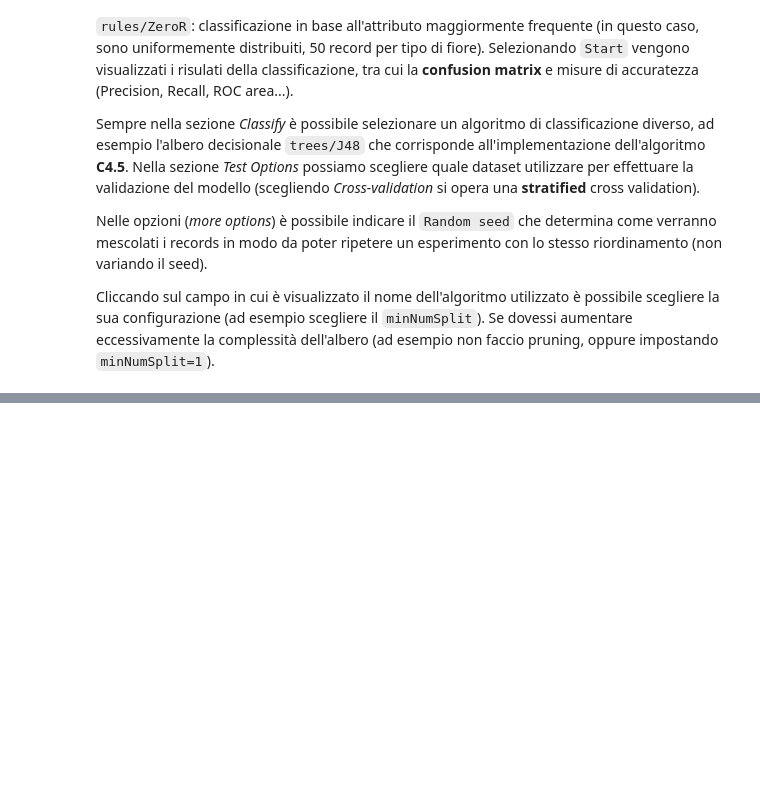
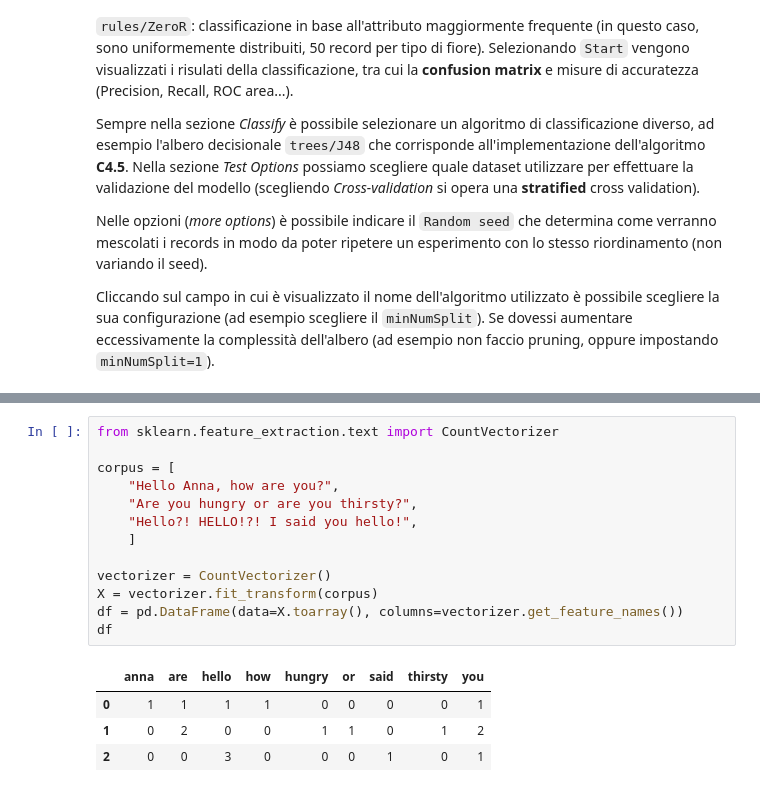
Before and after one commit to pietroventurini/machine-learning-notes, a Jupyter notebook: Laboratorio (ITA)/0326_Data_Analysis.ipynb, the cells around one changed output, grey strips where cells are left out. Drawn from its saved outputs; the diff is of its cells as text; blank space fills up the shorter version.

```diff
--- a/Laboratorio (ITA)/0326_Data_Analysis.ipynb
+++ b/Laboratorio (ITA)/0326_Data_Analysis.ipynb
@@ -213,0 +545,18 @@ Cliccando sul campo in cui è visualizzato il nome dell'algoritmo utilizzato è
+# %%
+from sklearn.feature_extraction.text import CountVectorizer
+
+corpus = [
+    "Hello Anna, how are you?",
+    "Are you hungry or are you thirsty?",
+    "Hello?! HELLO!?! I said you hello!",
+    ]
+
+vectorizer = CountVectorizer()
+X = vectorizer.fit_transform(corpus)
+df = pd.DataFrame(data=X.toarray(), columns=vectorizer.get_feature_names())
+df
+# %% [output]
+|  | anna | are | hello | how | hungry | or | said | thirsty | you |
+| 0 | 1 | 1 | 1 | 1 | 0 | 0 | 0 | 0 | 1 |
+| 1 | 0 | 2 | 0 | 0 | 1 | 1 | 0 | 1 | 2 |
+| 2 | 0 | 0 | 3 | 0 | 0 | 0 | 1 | 0 | 1 |
```
Also changed, not shown: parts of 49 cells of this notebook.
